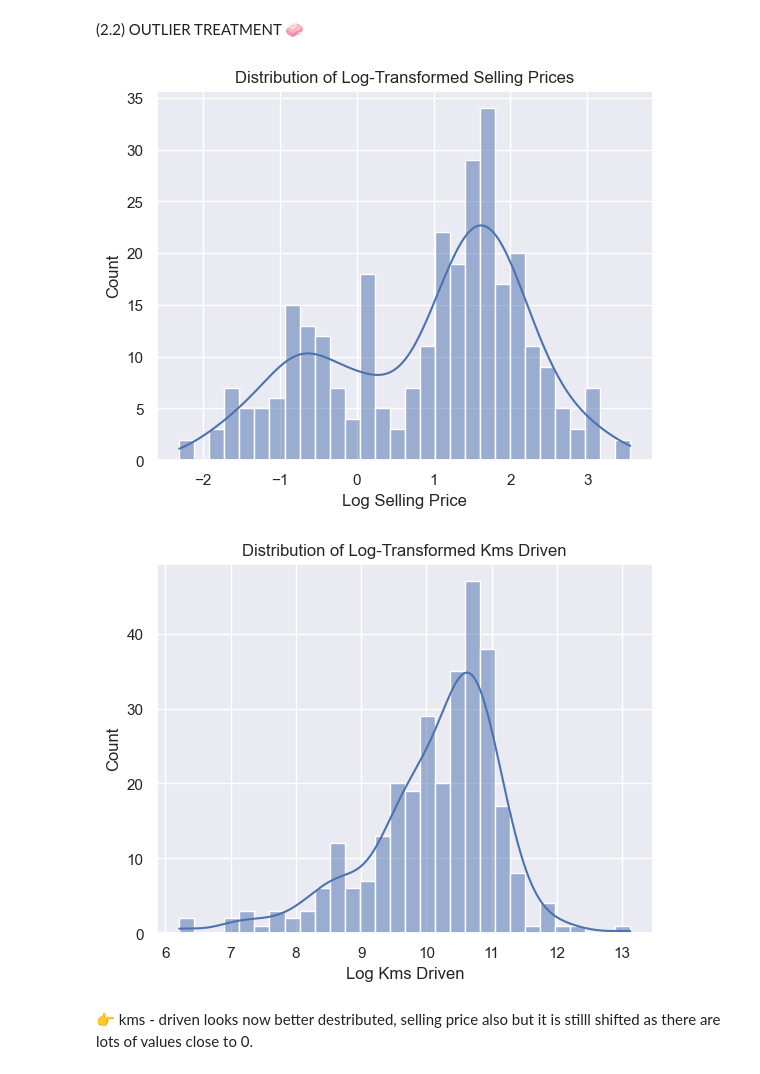
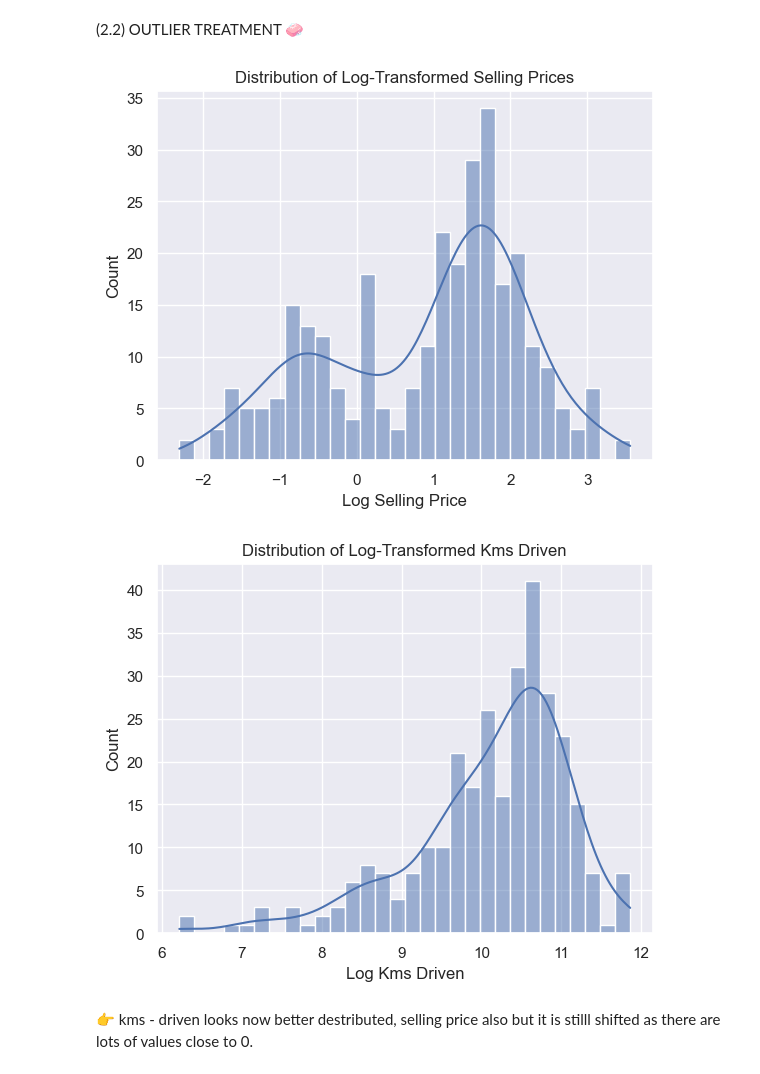
Before and after one commit to rakipario/cars-cars-cars, a Jupyter notebook: cars.ipynb, the cells around one changed output. Drawn from its saved outputs; the diff is of its cells as text; code cells hidden in the pictures.

```diff
--- a/cars.ipynb
+++ b/cars.ipynb
@@ -243,26 +243,28 @@ data = data.astype({col: 'int' for col in data.columns if data[col].dtype == 'bo
 # %% [markdown]
 (2.2) OUTLIER TREATMENT 🧼
 # %%
-# to adress the right-skewed distribution of the target variable, we can apply log transformation
+# winsorize Present_Price and Kms_Driven to cap top 1%
+data['Present_Price'] = winsorize(data['Present_Price'], limits=[0, 0.01])
+data['Kms_Driven'] = winsorize(data['Kms_Driven'], limits=[0, 0.01])
+
+# Apply log transformation after winsorization
 data['Selling_Price'] = np.log(data['Selling_Price'])
-
-# address the right-skewed distribution of the Kms_Driven variable
 data['Kms_Driven'] = np.log(data['Kms_Driven'])
 
 # check the distribution of the target variable after log transformation
 sns.histplot(data['Selling_Price'], bins=30, kde=True)
 plt.title('Distribution of Log-Transformed Selling Prices')
 plt.xlabel('Log Selling Price')
 plt.show()
 
 # check the distribution of the target variable after log transformation
 sns.histplot(data['Kms_Driven'], bins=30, kde=True)
 plt.title('Distribution of Log-Transformed Kms Driven')
 plt.xlabel('Log Kms Driven')
 plt.show()
 # %% [output]
 [figure]
-[figure, old version]
+[figure, new version]
 # %% [markdown]
 👉 kms - driven looks now better destributed, selling price also but it is stilll shifted as there are lots of values close to 0.
 # %% [markdown]
```
Also changed, not shown: parts of 5 cells of this notebook.
